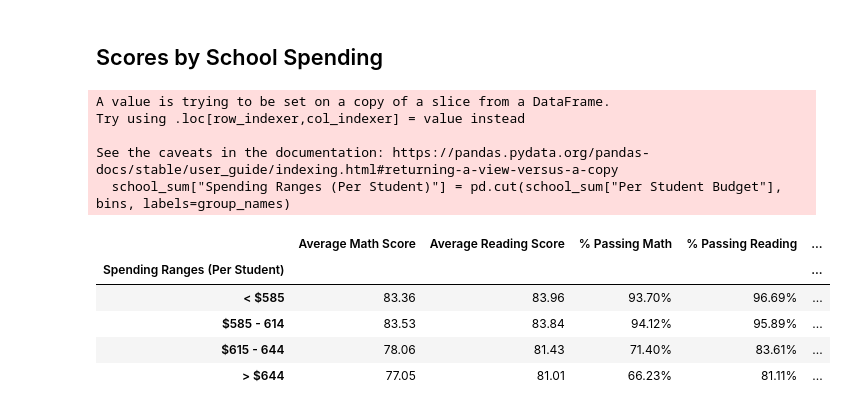
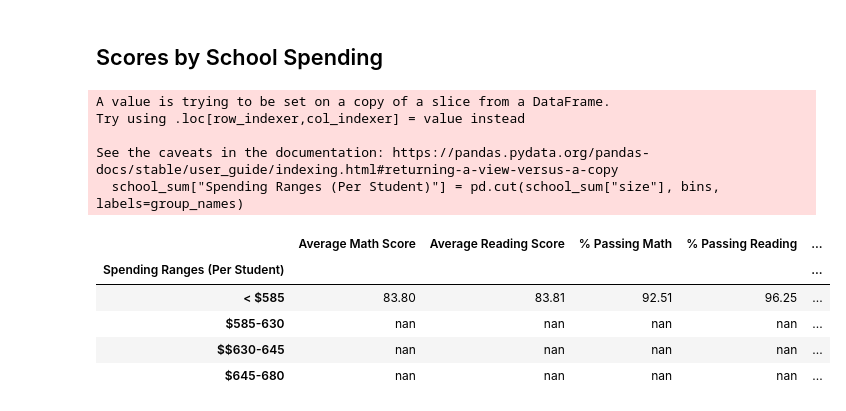
Before and after one commit to jimbleslilley/pandas-challenge, a Jupyter notebook: PyCitySchools/PyCitySchools.ipynb, the cells around one changed output. Drawn from its saved outputs; the diff is of its cells as text; code cells hidden in the pictures.

```diff
--- a/PyCitySchools/PyCitySchools.ipynb
+++ b/PyCitySchools/PyCitySchools.ipynb
@@ -58,7 +58,7 @@ district_summary_sdf
 ## School Summary
 # %%
 #take columns we need from overall data and store in new frame
-school_sum = school_data_complete[["school_name","type","size","budget","math_score", "reading_score"]]
+school_sum = school_data_complete[["school_name","type","size","budget","math_score", "reading_score", "Student ID"]]
 school_sum["Per Student Budget"] = school_data_complete["budget"] / school_data_complete["size"]
 
 #value count the number of passing students and place into data frames
@@ -261,40 +261,39 @@ reading_score_merge
 ## Scores by School Spending
 # %%
 # create bins
-bins = [0, 584.99, 614.99, 644.99, 10000]
-group_names = ["< $585", "$585 - 614", "$615 - 644", "> $644"]
-school_sum["Spending Ranges (Per Student)"] = pd.cut(school_sum["Per Student Budget"], bins, labels=group_names)
-
+bins = [0, 584.9, 629.9, 644.99, 681]
+group_names = ["< $585", "$585-630", "$$630-645", "$645-680"]
+school_sum["Spending Ranges (Per Student)"] = pd.cut(school_sum["size"], bins, labels=group_names)
 # create groupby to retrieve calcs
 school_spend_group = school_sum.groupby("Spending Ranges (Per Student)")
 
 #calculate averages and total passes
 math_avg = school_spend_group["math_score"].mean()
 reading_avg = school_spend_group["reading_score"].mean()
-math_pass = school_sum[school_sum["math_score"] >= 70].groupby("Spending Ranges (Per Student)")["school_name"].count()/school_spend_group["school_name"].count()
-reading_pass = school_sum[school_sum["reading_score"] >= 70].groupby("Spending Ranges (Per Student)")["school_name"].count()/school_spend_group["school_name"].count()
-both_pass = school_sum[(school_sum['reading_score'] >= 70) & (school_sum['math_score'] >= 70)].groupby("Spending Ranges (Per Student)")["school_name"].count()/school_spend_group["school_name"].count()
+math_pass = school_sum[school_sum["math_score"] >= 70].groupby("Spending Ranges (Per Student)")["Student ID"].count()/school_spend_group["Student ID"].count()
+reading_pass = school_sum[school_sum["reading_score"] >= 70].groupby("Spending Ranges (Per Student)")["Student ID"].count()/school_spend_group["Student ID"].count()
+both_pass = school_sum[(school_sum['reading_score'] >= 70) & (school_sum['math_score'] >= 70)].groupby("Spending Ranges (Per Student)")["Student ID"].count()/school_spend_group["Student ID"].count()
 
 scores_by_spend = pd.DataFrame({"Average Math Score": math_avg,
                                "Average Reading Score": reading_avg,
-                               "% Passing Math": math_pass,
-                               "% Passing Reading": reading_pass,
-                               "% Overall Passing": both_pass})
+                               "% Passing Math": math_pass * 100,
+                               "% Passing Reading": reading_pass * 100,
+                               "% Overall Passing": both_pass * 100})
 
 scores_by_spend.style.format({'Average Math Score': '{:.2f}',
                               'Average Reading Score': '{:.2f}',
-                              '% Passing Math': '{:.2%}',
-                              '% Passing Reading':'{:.2%}',
-                              'Overall Passing Rate': '{:.2%}'})
+                              '% Passing Math': '{:.2f}',
+                              '% Passing Reading':'{:.2f}',
+                              '% Overall Passing': '{:.2f}'})
 # %% [output]
 A value is trying to be set on a copy of a slice from a DataFrame.
 Try using .loc[row_indexer,col_indexer] = value instead
 
 See the caveats in the documentation: https://pandas.pydata.org/pandas-docs/stable/user_guide/indexing.html#returning-a-view-versus-a-copy
-  school_sum["Spending Ranges (Per Student)"] = pd.cut(school_sum["Per Student Budget"], bins, labels=group_names)
+  school_sum["Spending Ranges (Per Student)"] = pd.cut(school_sum["size"], bins, labels=group_names)
 |  | Average Math Score | Average Reading Score | % Passing Math | % Passing Reading | ... |
 | Spending Ranges (Per Student) |  |  |  |  | ... |
-| < $585 | 83.36 | 83.96 | 93.70% | 96.69% | ... |
-| $585 - 614 | 83.53 | 83.84 | 94.12% | 95.89% | ... |
-| $615 - 644 | 78.06 | 81.43 | 71.40% | 83.61% | ... |
-| > $644 | 77.05 | 81.01 | 66.23% | 81.11% | ... |
+| < $585 | 83.80 | 83.81 | 92.51 | 96.25 | ... |
+| $585-630 | nan | nan | nan | nan | ... |
+| $$630-645 | nan | nan | nan | nan | ... |
+| $645-680 | nan | nan | nan | nan | ... |
```
Also changed, not shown: parts of 2 cells of this notebook.
